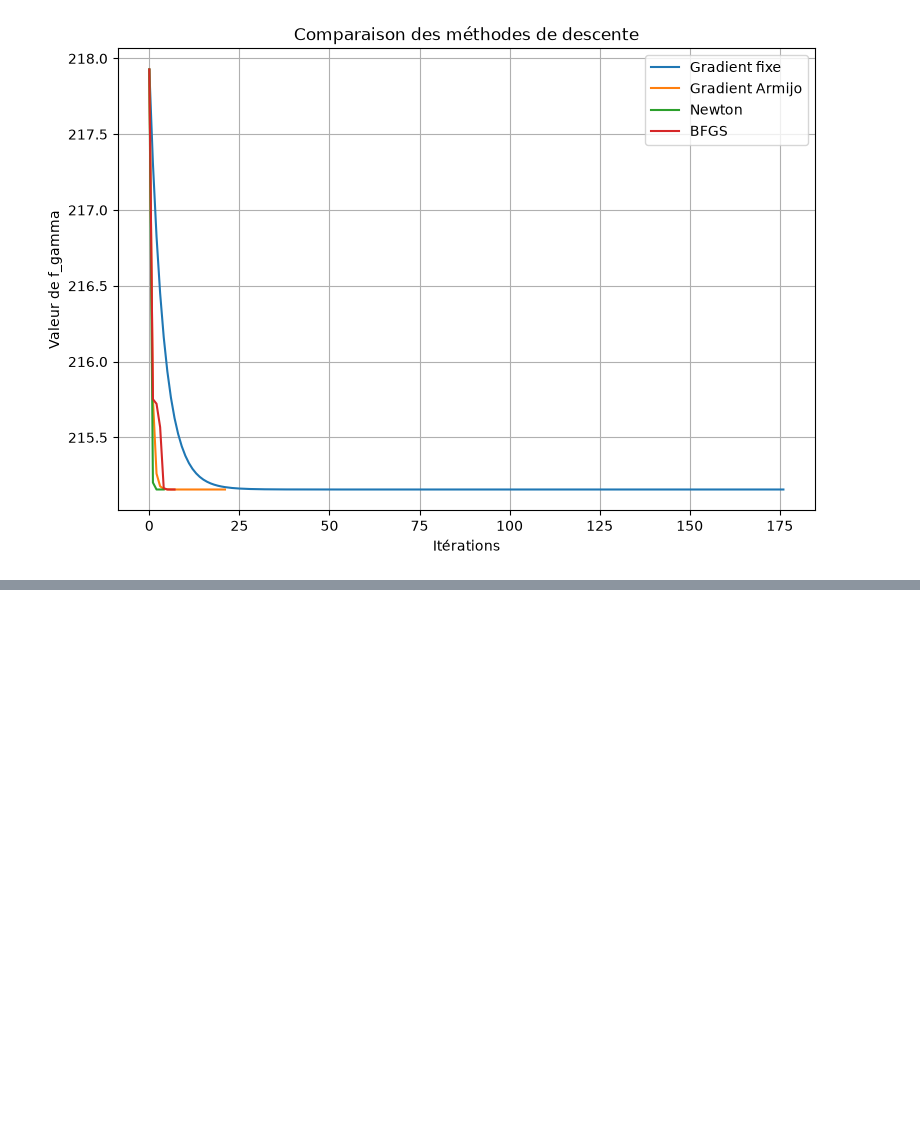
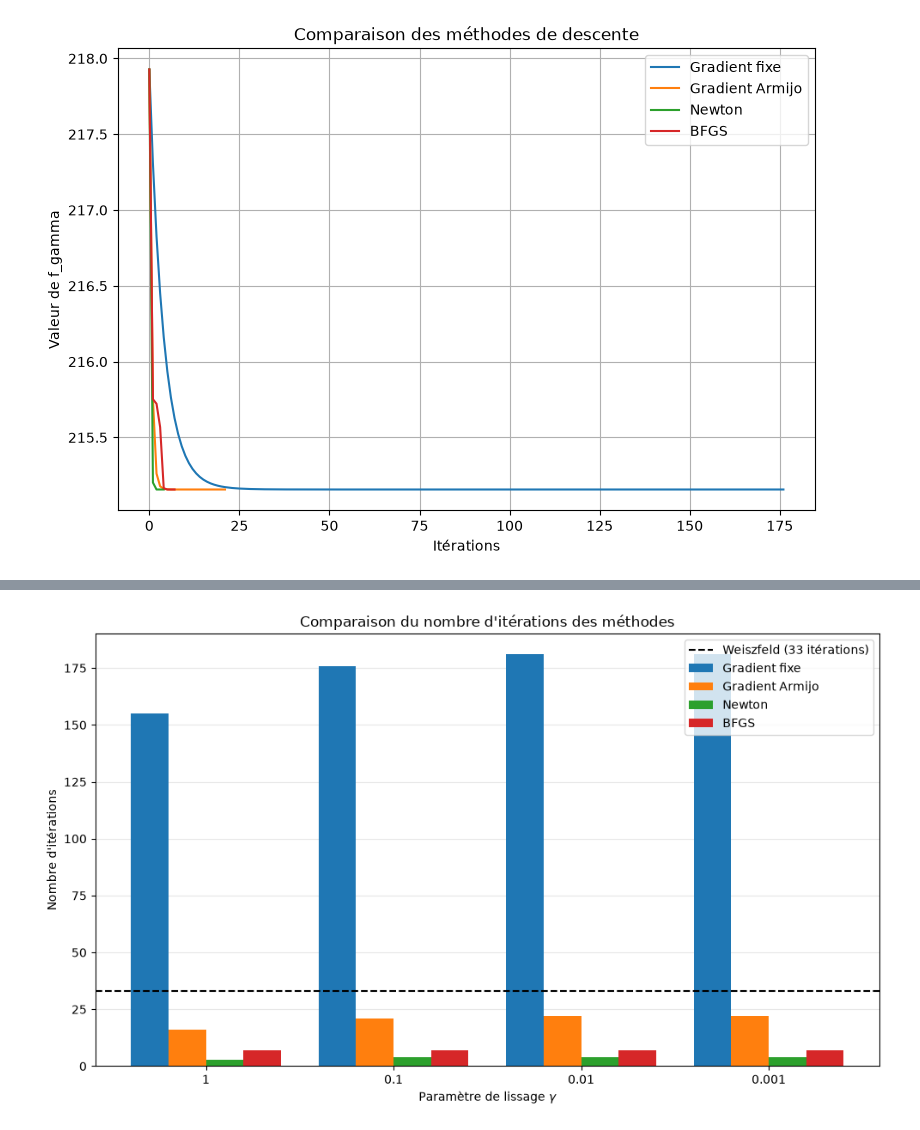
Before and after one commit to Pierre555-lfft/SAE-Optimisation-Pierre-Lionnel, a Jupyter notebook: Notebookoptimisation.ipynb, the cells around one changed output, grey strips where cells are left out. Saved outputs shown, nothing was run; the diff lists cells and outputs as text; code cells hidden in the pictures; blank space fills up the shorter version.

```diff
--- a/Notebookoptimisation.ipynb
+++ b/Notebookoptimisation.ipynb
@@ -795,0 +1695,75 @@ plt.show()
+# %%
+
+import numpy as np
+import matplotlib.pyplot as plt
+
+depart = np.array([5., 5.])
+
+# Solution de référence obtenue avec Weiszfeld
+x_w, hist_w = weiszfeld(depart)
+
+# Stockage des résultats
+resultats = {
+    nom: {
+        "iterations": [],
+        "f_final": [],
+        "distance": []
+    }
+    for nom in methodes
+}
+
+# Exécution des différentes méthodes
+for gamma in gammas:
+    for nom, methode in methodes.items():
+
+        x_opt, hist = methode(depart, gamma)
+
+        resultats[nom]["iterations"].append(len(hist) - 1)
+        resultats[nom]["f_final"].append(f(x_opt))
+        resultats[nom]["distance"].append(
+            np.linalg.norm(x_opt - x_w)
+        )
+
+# ==================================================
+# Graphique 1 : Nombre d'itérations
+# ==================================================
+
+fig, ax = plt.subplots(figsize=(10, 6))
+
+x = np.arange(len(gammas))
+largeur = 0.8 / len(methodes)
+
+for j, (nom, valeurs) in enumerate(resultats.items()):
+    positions = x + (j - (len(methodes)-1)/2) * largeur
+
+    ax.bar(
+        positions,
+        valeurs["iterations"],
+        width=largeur,
+        label=nom
+    )
+
+# Ligne horizontale : Weiszfeld
+ax.axhline(
+    len(hist_w)-1,
+    color="black",
+    linestyle="--",
+    linewidth=1.5,
+    label=f"Weiszfeld ({len(hist_w)-1} itérations)"
+)
+
+ax.set_xticks(x)
+ax.set_xticklabels([str(g) for g in gammas])
+
+ax.set_xlabel("Paramètre de lissage $\\gamma$")
+ax.set_ylabel("Nombre d'itérations")
+ax.set_title("Comparaison du nombre d'itérations des méthodes")
+
+ax.legend()
+ax.grid(axis="y", alpha=0.3)
+ax.set_axisbelow(True)
+
+plt.tight_layout()
+plt.show()
+# %% [output]
+[figure, added]
```
Also changed, not shown: parts of 43 cells of this notebook.
